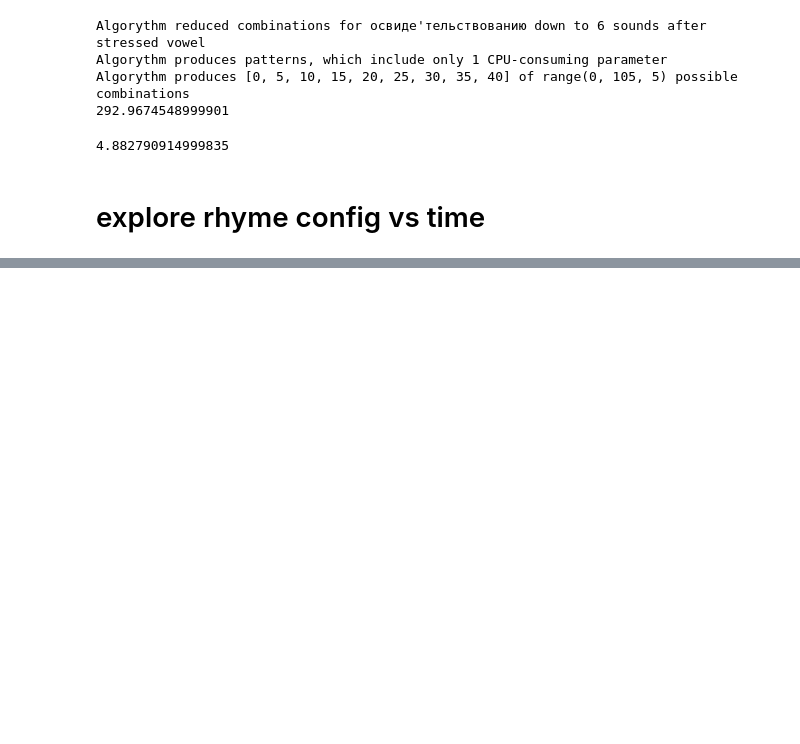
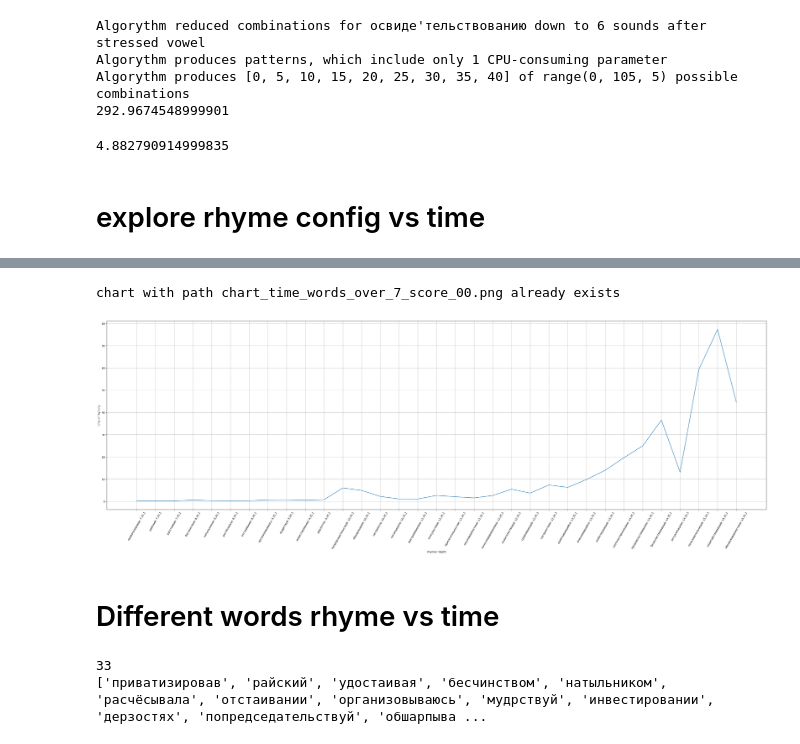
Before and after one commit to EugenefedorovPro/rhyme_rus, a Jupyter notebook: rhyme_rus/utils/rhyming_time/rhyming_time.ipynb, the cells around one changed output, grey strips where cells are left out. Cells and saved outputs as stored; diff of their text form; code cells hidden in the pictures; blank space fills up the shorter version.

Commit message:
rhyming time

```diff
--- a/rhyme_rus/utils/rhyming_time/rhyming_time.ipynb
+++ b/rhyme_rus/utils/rhyming_time/rhyming_time.ipynb
@@ -342,0 +456,4 @@ False
+# %%
+path_times = "time_words_over_7_score_00.pkl"
+times = DepthVsTime.upload_times(path_times)
+times = times[1:]
@@ -342,0 +462,31 @@ False
+# %%
+def draw_depth_vs_time(path_times, path_to_save):
+    x, y = DepthVsTime.upload_to_x_y(path_times=path_times)
+    my_xticks = [i for i in range(len(x))]
+    my_xlabels = x
+
+    fig = plt.figure(figsize=(35, 10))
+    ax = fig.add_axes([0, 0, 1, 1])
+    ax.plot(x, y)
+    ax.set_xticks(my_xticks)
+    ax.set_xticklabels(my_xlabels, rotation=60)
+    ax.grid()
+    ax.set_label("rhyme patterns include all sounds of a long word")
+    ax.set_xlabel("rhymes' depth")
+    ax.set_ylabel("time of rhyming")
+    fig.savefig("pozhertvovanie_01.png", bbox_inches="tight")
+    if Path(path_to_save).exists() == False:
+        fig.savefig(path_to_save, bbox_inches = 'tight')
+        print(f"chart with path {path_to_save} has been created")
+    else:
+        print(f"chart with path {path_to_save} already exists")
+    plt.show()
+# %%
+path_times = "time_words_over_7_score_00.pkl"
+path_to_save = "chart_time_words_over_7_score_00.png"
+draw_depth_vs_time(path_times, path_to_save)
+# %% [output]
+chart with path chart_time_words_over_7_score_00.png already exists
+[figure, added]
+# %% [markdown]
+# Different words rhyme vs time
@@ -342,0 +556,8 @@ False
+# %%
+list_word_without_stress = [re.sub("'", "", item[0]) for item in progression_words if item[1][1] >= 7]
+list_word_without_stress = list_word_without_stress[:-5]
+print(len(list_word_without_stress))
+print(list_word_without_stress)
+# %% [output]
+33
+['приватизировав', 'райский', 'удостаивая', 'бесчинством', 'натыльником', 'расчёсывала', 'отстаивании', 'организовываюсь', 'мудрствуй', 'инвестировании', 'дерзостях', 'попредседательствуй', 'обшарпыва ...
```
Also changed, not shown: parts of 33 cells of this notebook, 13 other files.
